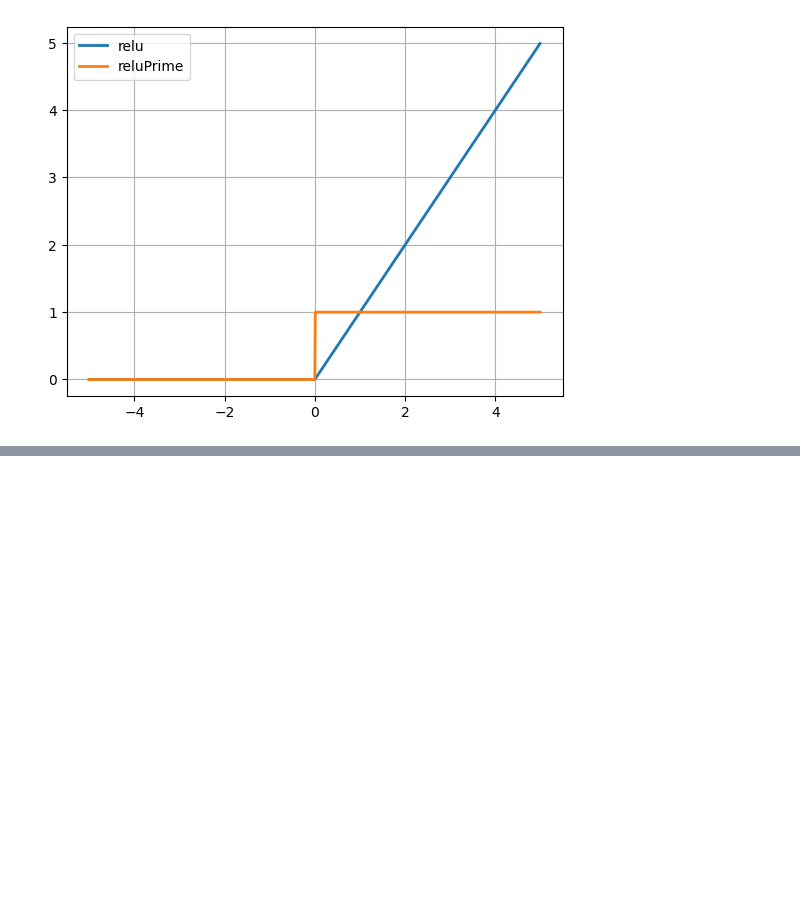
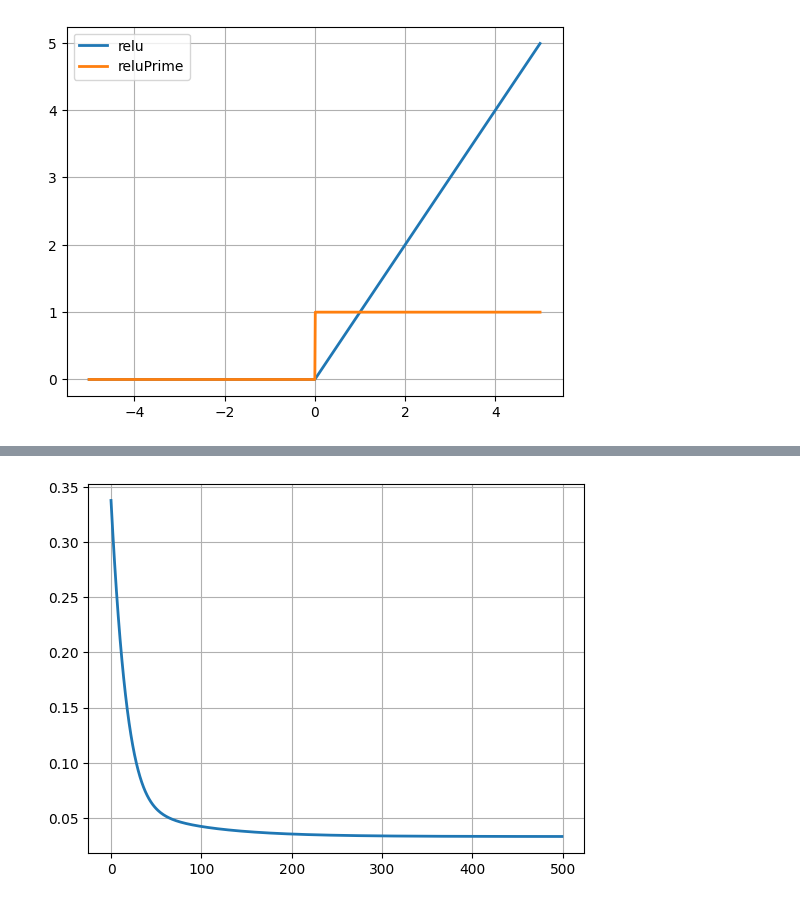
Before and after one commit to khanhthien123/CogSci131-Sp2024, a Jupyter notebook: NeuralNetsSummer23.ipynb, the cells around one changed output, grey strips where cells are left out. Saved outputs shown, nothing was run; the diff lists cells and outputs as text; code cells hidden in the pictures; blank space fills up the shorter version.

```diff
--- a/NeuralNetsSummer23.ipynb
+++ b/NeuralNetsSummer23.ipynb
@@ -187,0 +213,18 @@ plt.grid(1)
+# %%
+#ReLu
+scalar=0.01
+N = 500
+costs = []
+iterations = []
+for i in range(N):
+    dJdW1,dJdW2=NN_Relu.costFunctionPrime_ReLu(X,y)
+    NN_Relu.W1 = NN_Relu.W1-scalar*dJdW1
+    NN_Relu.W2 = NN_Relu.W2-scalar*dJdW2
+    cost = NN_Relu.costFunction_ReLu(X,y)
+    iterations.append(i)
+    costs.append(cost)
+
+plt.plot(iterations, costs, linewidth=2)
+plt.grid(1)
+# %% [output]
+[figure, added]
```
Also changed, not shown: parts of 11 cells of this notebook.
